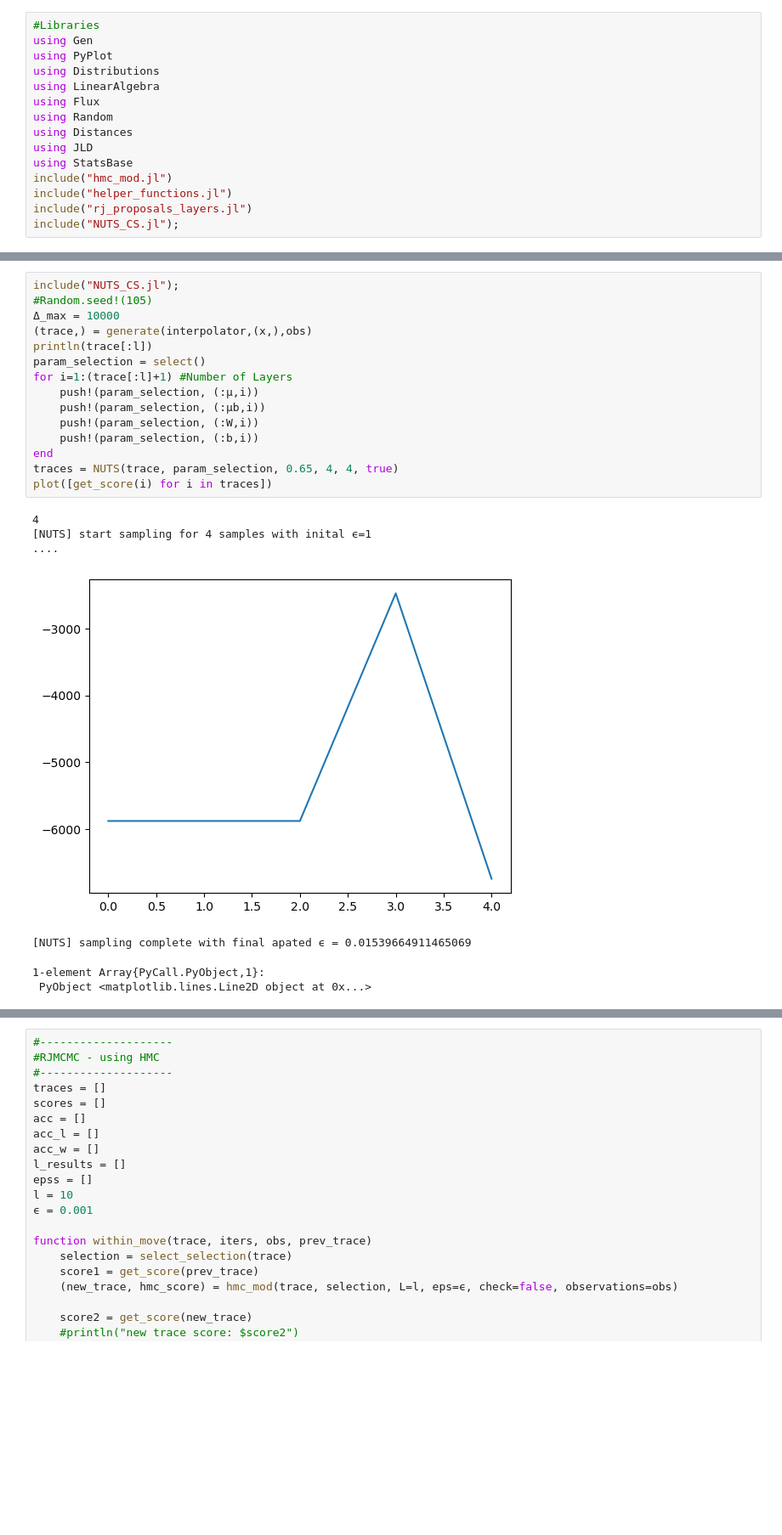
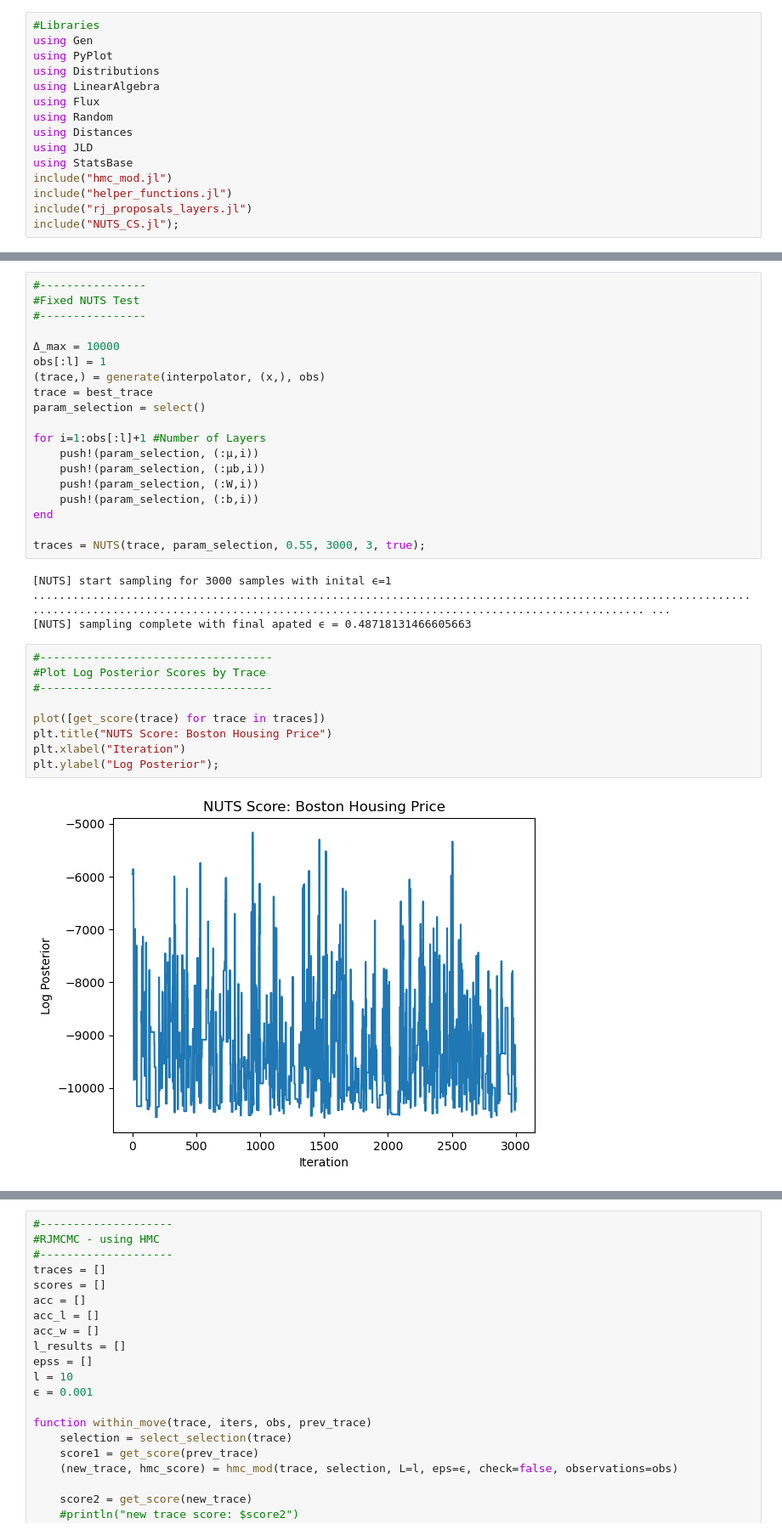
Before and after one commit to jberezow/RJMCMC, a Jupyter notebook: Thesis-RegressionBH.ipynb, the cells around one changed output, grey strips where cells are left out. Shown: that part at 85% size. Saved outputs shown, nothing was run; the diff lists cells and outputs as text; blank space fills up the shorter version.

```diff
--- a/Thesis-RegressionBH.ipynb
+++ b/Thesis-RegressionBH.ipynb
@@ -238,23 +208,34 @@ PyObject <matplotlib.legend.Legend object at 0x...>
 # %%
-include("NUTS_CS.jl");
-#Random.seed!(105)
+#----------------
+#Fixed NUTS Test
+#----------------
+
 Δ_max = 10000
-(trace,) = generate(interpolator,(x,),obs)
-println(trace[:l])
+obs[:l] = 1
+(trace,) = generate(interpolator, (x,), obs)
+trace = best_trace
 param_selection = select()
-for i=1:(trace[:l]+1) #Number of Layers
+
+for i=1:obs[:l]+1 #Number of Layers
     push!(param_selection, (:μ,i))
     push!(param_selection, (:μb,i))
     push!(param_selection, (:W,i))
     push!(param_selection, (:b,i))
 end
-traces = NUTS(trace, param_selection, 0.65, 4, 4, true)
-plot([get_score(i) for i in traces])
+
+traces = NUTS(trace, param_selection, 0.55, 3000, 3, true);
 # %% [output]
-4
-[NUTS] start sampling for 4 samples with inital ϵ=1
-....
+[NUTS] start sampling for 3000 samples with inital ϵ=1
+........................................................................................................................................................................................................ ...
+[NUTS] sampling complete with final apated ϵ = 0.48718131466605663
-[figure, removed]
-[NUTS] sampling complete with final apated ϵ = 0.01539664911465069
-1-element Array{PyCall.PyObject,1}:
- PyObject <matplotlib.lines.Line2D object at 0x...>
+# %%
+#-----------------------------------
+#Plot Log Posterior Scores by Trace
+#-----------------------------------
+
+plot([get_score(trace) for trace in traces])
+plt.title("NUTS Score: Boston Housing Price")
+plt.xlabel("Iteration")
+plt.ylabel("Log Posterior");
+# %% [output]
+[figure, added]
```
Also changed, not shown: parts of 13 cells of this notebook, 2 other files.
